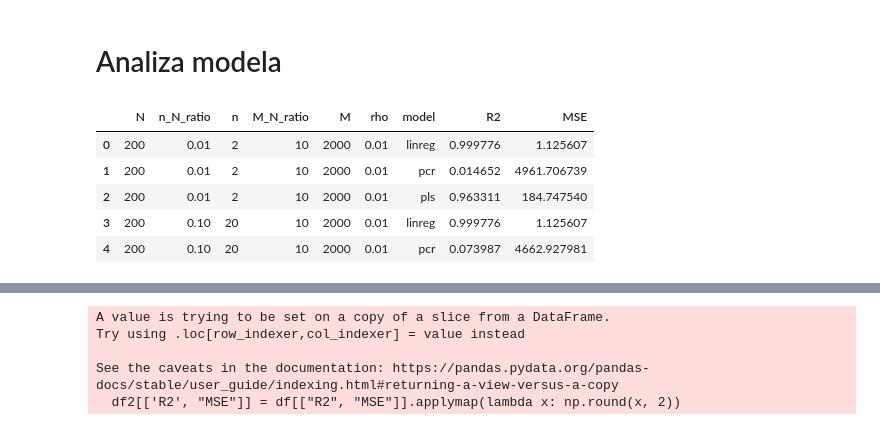
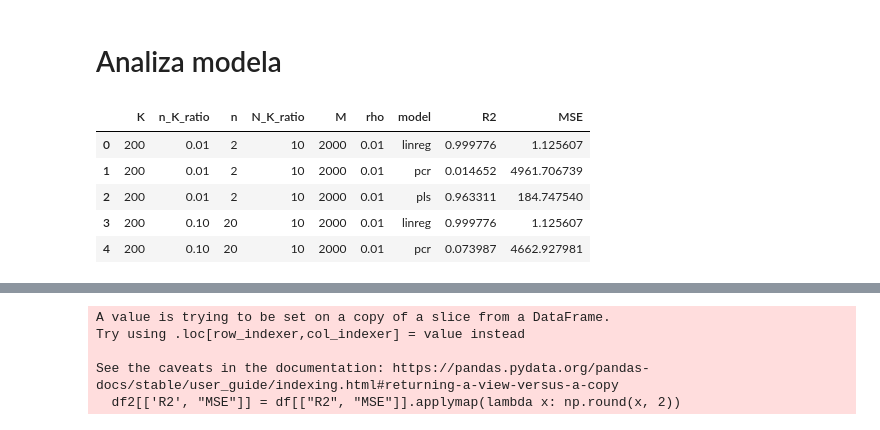
Before and after one commit to ninjas77/PLS, a Jupyter notebook: experiment_analysis.ipynb, the cells around one changed output, grey strips where cells are left out. Cells and saved outputs as stored; diff of their text form; code cells hidden in the pictures.

```diff
--- a/experiment_analysis.ipynb
+++ b/experiment_analysis.ipynb
@@ -32,12 +31,13 @@ plt.rc('figure', titlesize=BIGGER_SIZE)  # fontsize of the figure title
 # %%
 distribution_type = EDistribution.normal
 # csv_name = distribution_type
-csv_name = "proba2"
+csv_name = "hoplic"
 csv_path = f"{GLOBAL_PATH_TO_REPO}/data/{csv_name}.csv"
 df = pd.read_csv(csv_path)
+# df.rename(columns={'N': 'K', 'M': 'N', 'n_N_ratio': 'n_K_ratio', 'M_N_ratio': 'N_K_ratio'}, inplace=True)
 df.head()
 # %% [output]
-|  | N | n_N_ratio | n | M_N_ratio | M | rho | model | R2 | MSE |
+|  | K | n_K_ratio | n | N_K_ratio | M | rho | model | R2 | MSE |
 | 0 | 200 | 0.01 | 2 | 10 | 2000 | 0.01 | linreg | 0.999776 | 1.125607 |
 | 1 | 200 | 0.01 | 2 | 10 | 2000 | 0.01 | pcr | 0.014652 | 4961.706739 |
 | 2 | 200 | 0.01 | 2 | 10 | 2000 | 0.01 | pls | 0.963311 | 184.747540 |
```
Also changed, not shown: parts of 7 cells of this notebook, 8 other files.
